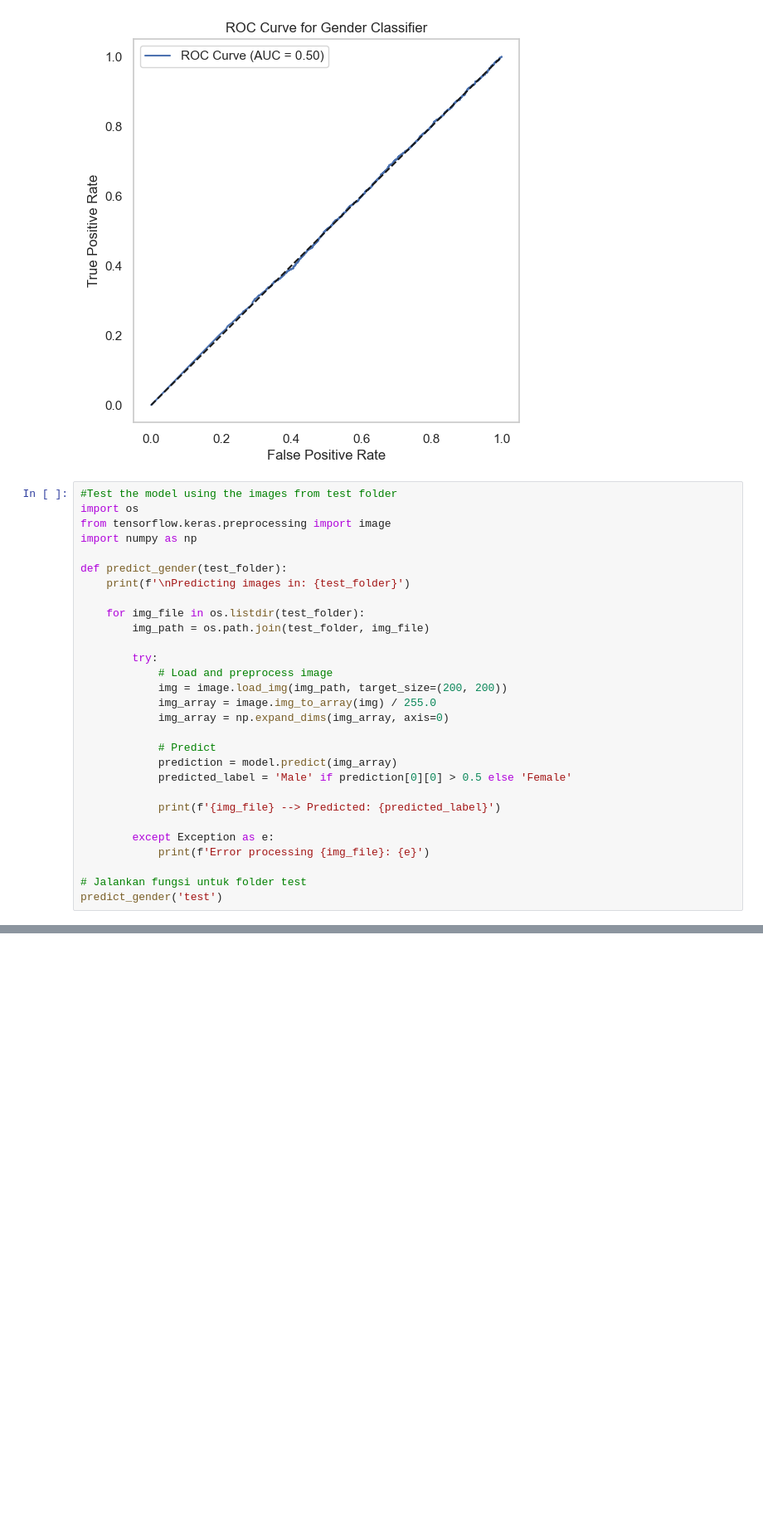
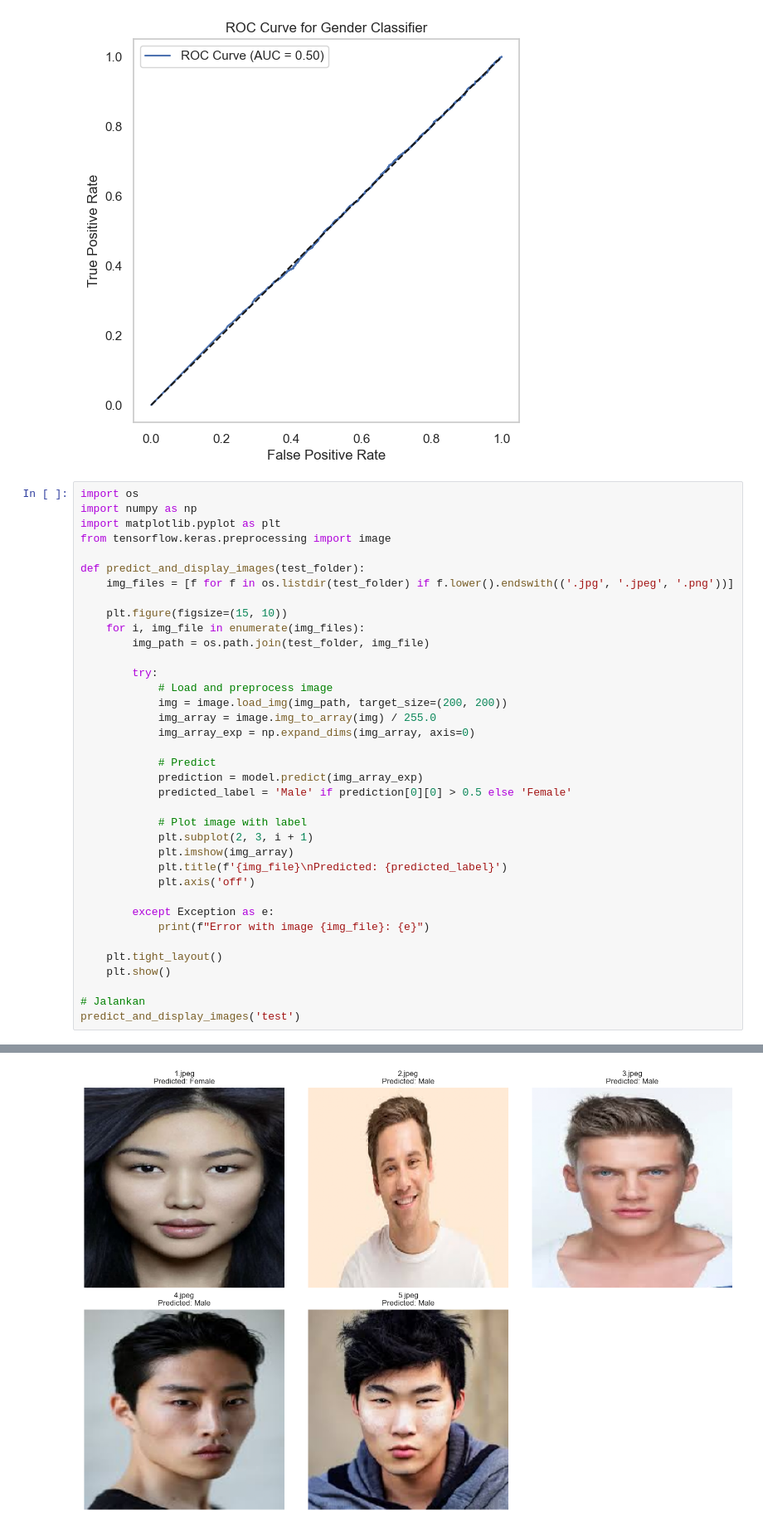
Before and after one commit to IlhamNur/BDSE_CAI_Project_Source_Code, a Jupyter notebook: task.ipynb, the cells around one changed output, grey strips where cells are left out. Shown at 83% size. Saved outputs shown, nothing was run; the diff lists cells and outputs as text; blank space fills up the shorter version.

```diff
--- a/task.ipynb
+++ b/task.ipynb
@@ -997,32 +997,40 @@ plt.show()
 213/213 ━━━━━━━━━━━━━━━━━━━━ 52s 243ms/step
 [figure]
 # %%
-#Test the model using the images from test folder
 import os
+import numpy as np
+import matplotlib.pyplot as plt
 from tensorflow.keras.preprocessing import image
-import numpy as np
 
-def predict_gender(test_folder):
-    print(f'\nPredicting images in: {test_folder}')
+def predict_and_display_images(test_folder):
+    img_files = [f for f in os.listdir(test_folder) if f.lower().endswith(('.jpg', '.jpeg', '.png'))]
 
-    for img_file in os.listdir(test_folder):
+    plt.figure(figsize=(15, 10))
+    for i, img_file in enumerate(img_files):
         img_path = os.path.join(test_folder, img_file)
 
         try:
             # Load and preprocess image
             img = image.load_img(img_path, target_size=(200, 200))
             img_array = image.img_to_array(img) / 255.0
-            img_array = np.expand_dims(img_array, axis=0)
+            img_array_exp = np.expand_dims(img_array, axis=0)
 
             # Predict
-            prediction = model.predict(img_array)
+            prediction = model.predict(img_array_exp)
             predicted_label = 'Male' if prediction[0][0] > 0.5 else 'Female'
 
-            print(f'{img_file} --> Predicted: {predicted_label}')
+            # Plot image with label
+            plt.subplot(2, 3, i + 1)
+            plt.imshow(img_array)
+            plt.title(f'{img_file}\nPredicted: {predicted_label}')
+            plt.axis('off')
 
         except Exception as e:
-            print(f'Error processing {img_file}: {e}')
+            print(f"Error with image {img_file}: {e}")
 
-# Jalankan fungsi untuk folder test
-predict_gender('test')
+    plt.tight_layout()
+    plt.show()
+
+# Jalankan
+predict_and_display_images('test')
 # %% [output]
@@ -1039,0 +1042 @@ Predicting images in: test
+[figure, added]
```
Also changed, not shown: parts of 1 cell of this notebook, 1 other file.
